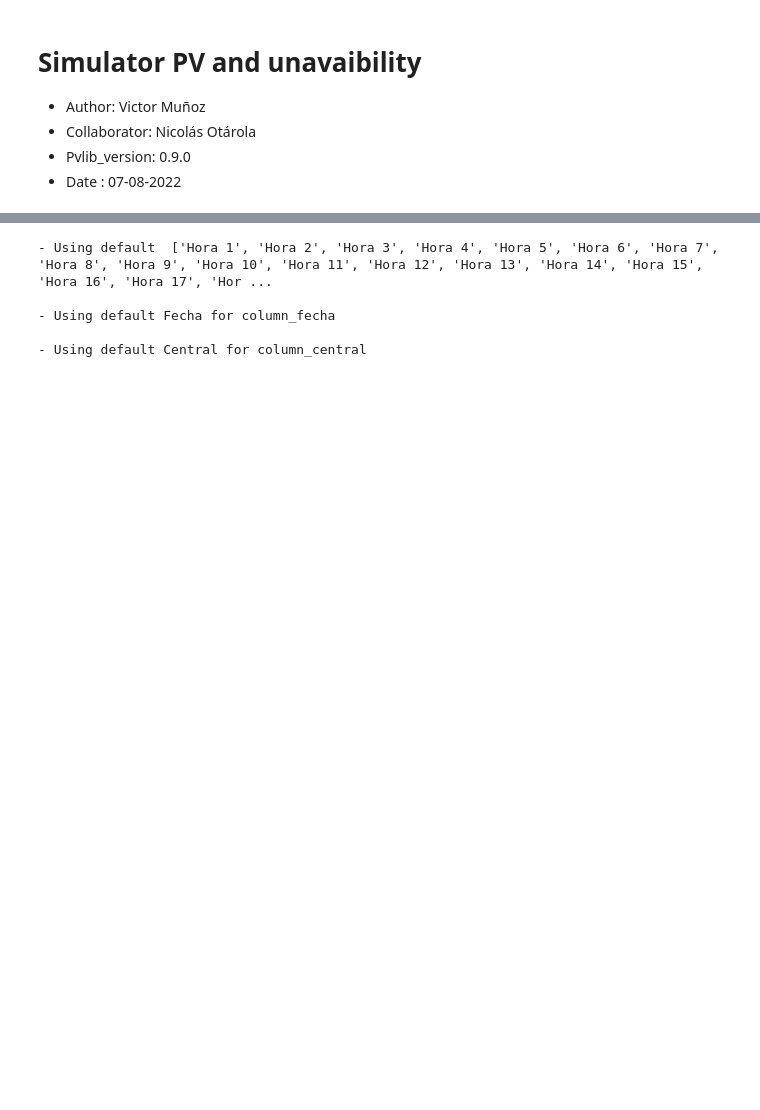
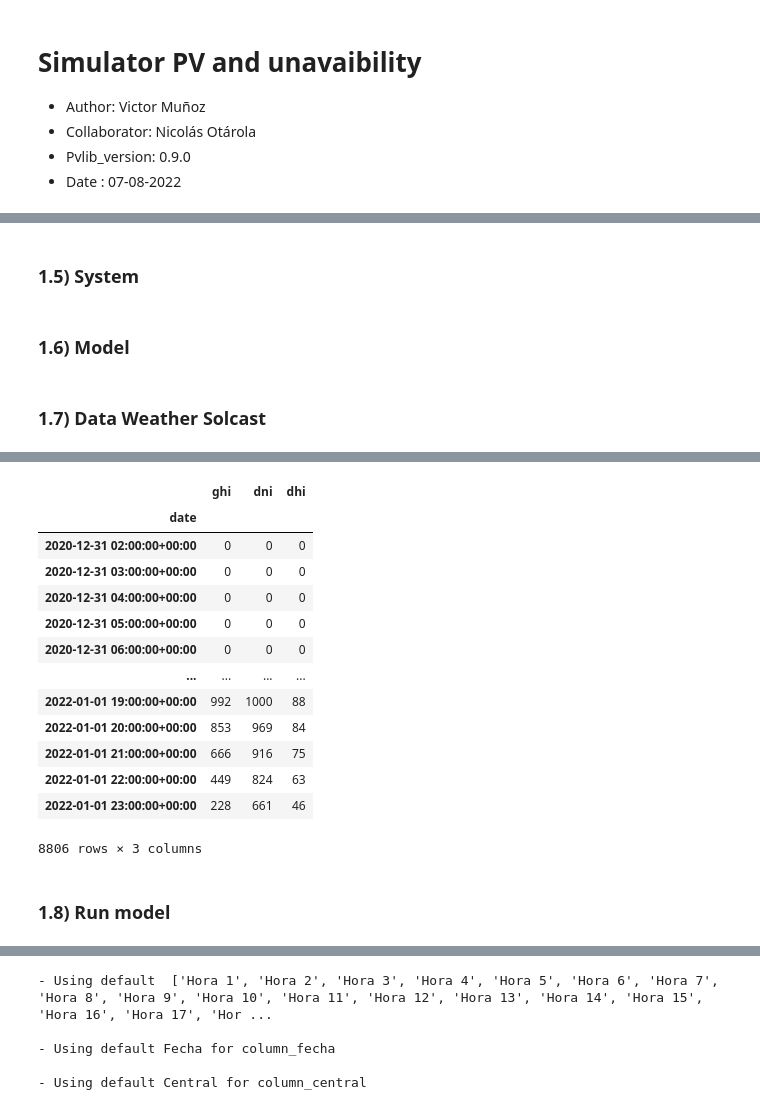
Before and after one commit to victor-munozv/Simulador-plantas-solares, a Jupyter notebook: Simulators/07_Simulator_unavailability/Simulator_unavailability.ipynb, the cells around one changed output, grey strips where cells are left out. Saved outputs shown, nothing was run; the diff lists cells and outputs as text; code cells hidden in the pictures; blank space fills up the shorter version.

Commit message:
refactoring simulator 07

```diff
--- a/Simulators/07_Simulator_unavailability/Simulator_unavailability.ipynb
+++ b/Simulators/07_Simulator_unavailability/Simulator_unavailability.ipynb
@@ -36,0 +86,6 @@ import bokeh.transform as bktrans # from bokeh.transform import cumsums
+# %%
+#Location
+loc = Location(latitude=pv.Location['lat'],
+               longitude=pv.Location['long'],
+               tz=pv.Location['tz'],
+               altitude=pv.Location['alt'])
@@ -36,0 +104,2 @@ import bokeh.transform as bktrans # from bokeh.transform import cumsums
+# %% [markdown]
+### 1.5) System
@@ -36,0 +161,2 @@ import bokeh.transform as bktrans # from bokeh.transform import cumsums
+# %% [markdown]
+### 1.6) Model
@@ -36,0 +224,24 @@ import bokeh.transform as bktrans # from bokeh.transform import cumsums
+# %% [markdown]
+### 1.7) Data Weather Solcast
+# %%
+# Weather Solcast
+name_csv = '-33.5587_-70.87498_Solcast_PT60M.csv'
+columns_test = ['PeriodEnd','PeriodStart','Period','dhi','dni','ghi']
+solcast = func.weather_solcast_3(file_path_solcast+name_csv,columns_test,pr=True)
+#weather_columns = ['ghi','dni','dhi','temp_air', 'wind_speed','ebh','azimuth','cloud_opacity','zenith','relative_humidity']
+weather_columns = ['ghi','dni','dhi']
+times, weather = func.get_times_weather(solcast,loc,weather_columns)
+
+#para que conincidan los largos
+#to-do: automatizacion/refactoring
+
+#print(len(times[1175:-23]))
+#print(times[1175:-23])
+
+#print(len(weather[1175:-23]))
+#print(weather[1075:-23])
+
+#times = times[1175:-23]
+#weather = weather[1175:-23]
+weather
+# %% [output]
@@ -36,0 +264,16 @@ import bokeh.transform as bktrans # from bokeh.transform import cumsums
+|  | ghi | dni | dhi |
+| date |  |  |  |
+| 2020-12-31 02:00:00+00:00 | 0 | 0 | 0 |
+| 2020-12-31 03:00:00+00:00 | 0 | 0 | 0 |
+| 2020-12-31 04:00:00+00:00 | 0 | 0 | 0 |
+| 2020-12-31 05:00:00+00:00 | 0 | 0 | 0 |
+| 2020-12-31 06:00:00+00:00 | 0 | 0 | 0 |
+| ... | ... | ... | ... |
+| 2022-01-01 19:00:00+00:00 | 992 | 1000 | 88 |
+| 2022-01-01 20:00:00+00:00 | 853 | 969 | 84 |
+| 2022-01-01 21:00:00+00:00 | 666 | 916 | 75 |
+| 2022-01-01 22:00:00+00:00 | 449 | 824 | 63 |
+| 2022-01-01 23:00:00+00:00 | 228 | 661 | 46 |
+8806 rows × 3 columns
+# %% [markdown]
+### 1.8) Run model
```
Also changed, not shown: parts of 32 cells of this notebook.
